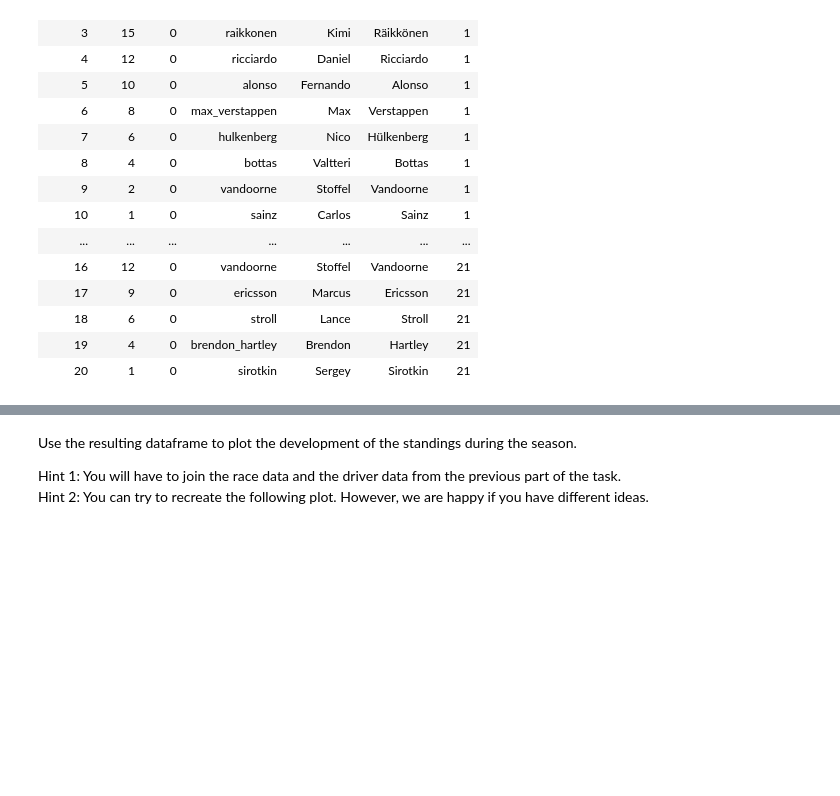
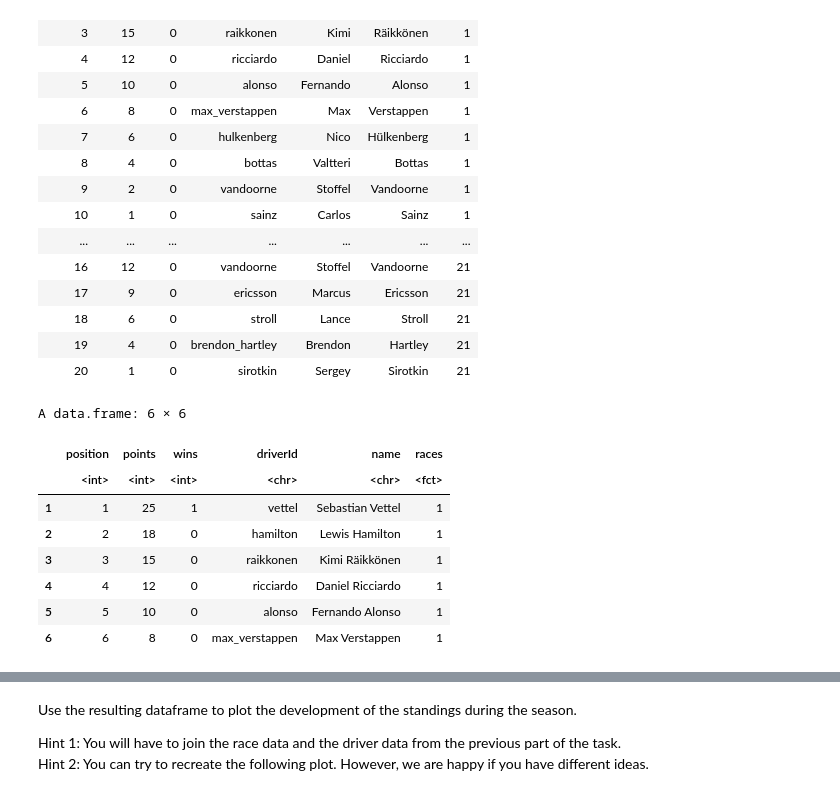
Before and after one commit to michiWS1920/ADS20, a Jupyter notebook: ADS_Programming_Assignment_2.ipynb, the cells around one changed output, grey strips where cells are left out. Drawn from its saved outputs; the diff is of its cells as text; code cells hidden in the pictures; blank space fills up the shorter version.

```diff
--- a/ADS_Programming_Assignment_2.ipynb
+++ b/ADS_Programming_Assignment_2.ipynb
@@ -396,3 +438,19 @@ A data.frame: 420 × 7
 | 18 | 6 | 0 | stroll | Lance | Stroll | 21 |
 | 19 | 4 | 0 | brendon_hartley | Brendon | Hartley | 21 |
 | 20 | 1 | 0 | sirotkin | Sergey | Sirotkin | 21 |
+# %%
+f1_final %>%
+unite("name", c(givenName, familyName), sep= " ", remove = TRUE) -> f1_plot
+f1_plot %>%
+
+head()
+# %% [output]
+A data.frame: 6 × 6
+|  | position | points | wins | driverId | name | races |
+|  | <int> | <int> | <int> | <chr> | <chr> | <fct> |
+| 1 | 1 | 25 | 1 | vettel | Sebastian Vettel | 1 |
+| 2 | 2 | 18 | 0 | hamilton | Lewis Hamilton | 1 |
+| 3 | 3 | 15 | 0 | raikkonen | Kimi Räikkönen | 1 |
+| 4 | 4 | 12 | 0 | ricciardo | Daniel Ricciardo | 1 |
+| 5 | 5 | 10 | 0 | alonso | Fernando Alonso | 1 |
+| 6 | 6 | 8 | 0 | max_verstappen | Max Verstappen | 1 |
```
Also changed, not shown: parts of 8 cells of this notebook.
